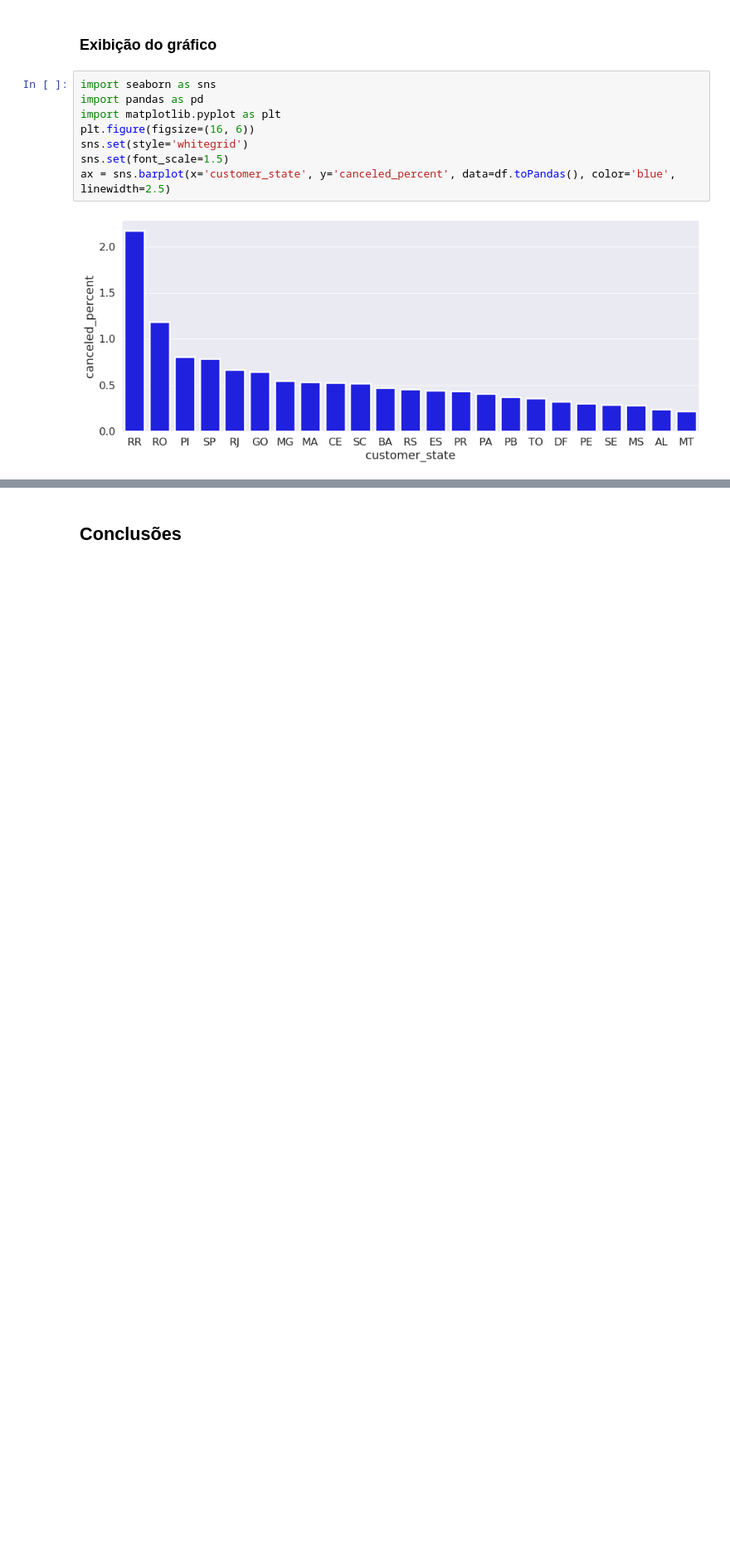
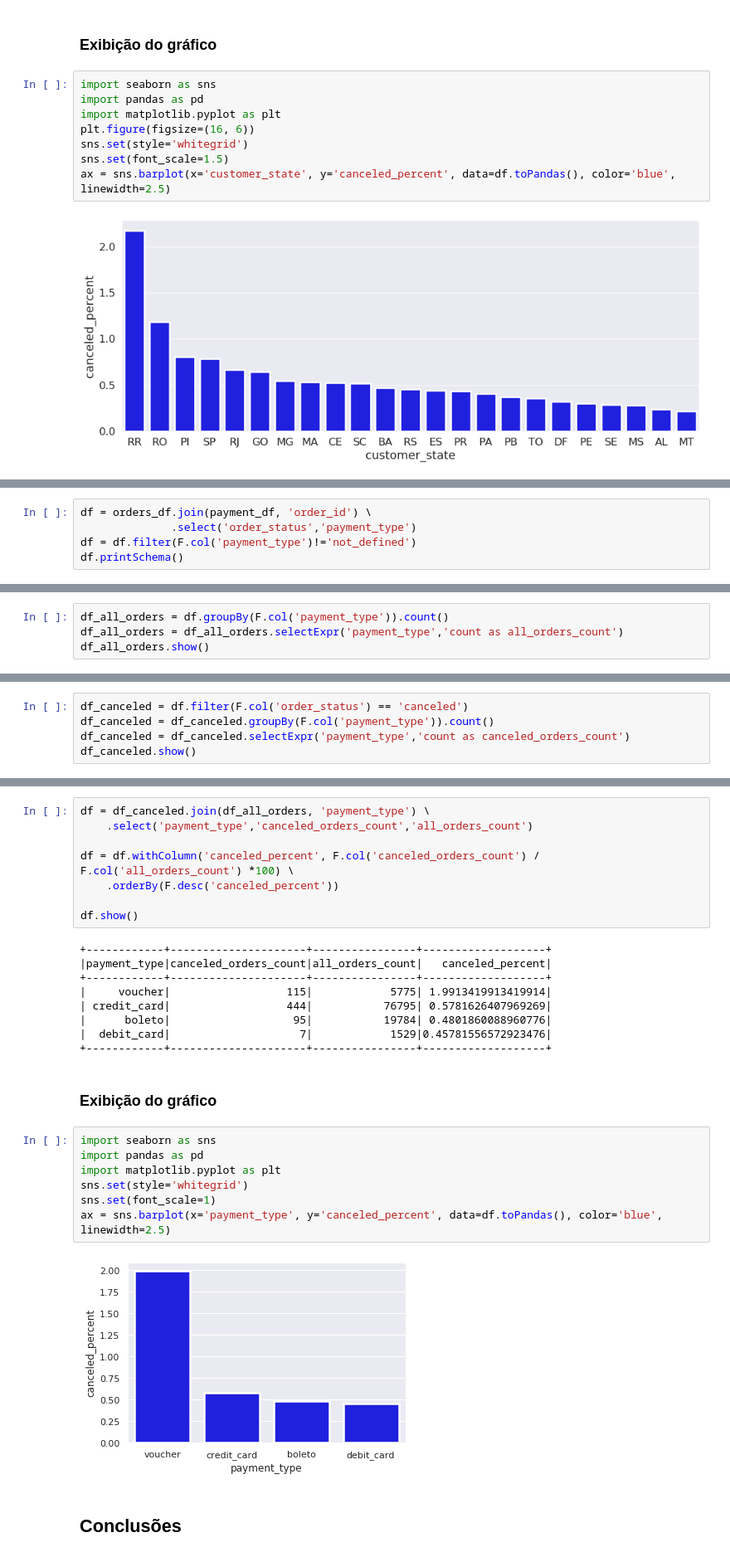
Before and after one commit to IuriSly/DnA-POC-olist, a Jupyter notebook: hypotesis_13_22.ipynb, the cells around one changed output, grey strips where cells are left out. Shown: that part at 83% size. Saved outputs shown, nothing was run; the diff lists cells and outputs as text; blank space fills up the shorter version.

```diff
--- a/hypotesis_13.ipynb
+++ b/hypotesis_13_22.ipynb
@@ -119,0 +127,5 @@ ax = sns.barplot(x='customer_state', y='canceled_percent', data=df.toPandas(), c
+# %%
+df = orders_df.join(payment_df, 'order_id') \
+              .select('order_status','payment_type')
+df = df.filter(F.col('payment_type')!='not_defined')
+df.printSchema()
@@ -119,0 +138,4 @@ ax = sns.barplot(x='customer_state', y='canceled_percent', data=df.toPandas(), c
+# %%
+df_all_orders = df.groupBy(F.col('payment_type')).count()
+df_all_orders = df_all_orders.selectExpr('payment_type','count as all_orders_count')
+df_all_orders.show()
@@ -119,0 +153,5 @@ ax = sns.barplot(x='customer_state', y='canceled_percent', data=df.toPandas(), c
+# %%
+df_canceled = df.filter(F.col('order_status') == 'canceled')
+df_canceled = df_canceled.groupBy(F.col('payment_type')).count()
+df_canceled = df_canceled.selectExpr('payment_type','count as canceled_orders_count')
+df_canceled.show()
@@ -120,3 +169,31 @@ ax = sns.barplot(x='customer_state', y='canceled_percent', data=df.toPandas(), c
+# %%
+df = df_canceled.join(df_all_orders, 'payment_type') \
+    .select('payment_type','canceled_orders_count','all_orders_count')
+
+df = df.withColumn('canceled_percent', F.col('canceled_orders_count') / F.col('all_orders_count') *100) \
+    .orderBy(F.desc('canceled_percent'))
+
+df.show()
+# %% [output]
++------------+---------------------+----------------+-------------------+
+|payment_type|canceled_orders_count|all_orders_count|   canceled_percent|
++------------+---------------------+----------------+-------------------+
+|     voucher|                  115|            5775| 1.9913419913419914|
+| credit_card|                  444|           76795| 0.5781626407969269|
+|      boleto|                   95|           19784| 0.4801860088960776|
+|  debit_card|                    7|            1529|0.45781556572923476|
++------------+---------------------+----------------+-------------------+
+# %% [markdown]
+### Exibição do gráfico
+# %%
+import seaborn as sns
+import pandas as pd
+import matplotlib.pyplot as plt
+sns.set(style='whitegrid')
+sns.set(font_scale=1)
+ax = sns.barplot(x='payment_type', y='canceled_percent', data=df.toPandas(), color='blue', linewidth=2.5)
+# %% [output]
+[figure, added]
 # %% [markdown]
 ## Conclusões
 # %% [markdown]
```
Also changed, not shown: parts of 12 cells of this notebook, 1 other file.
